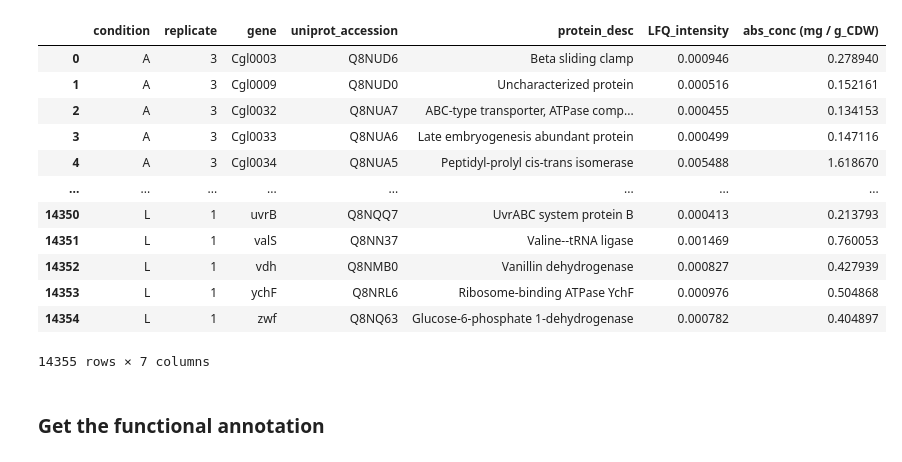
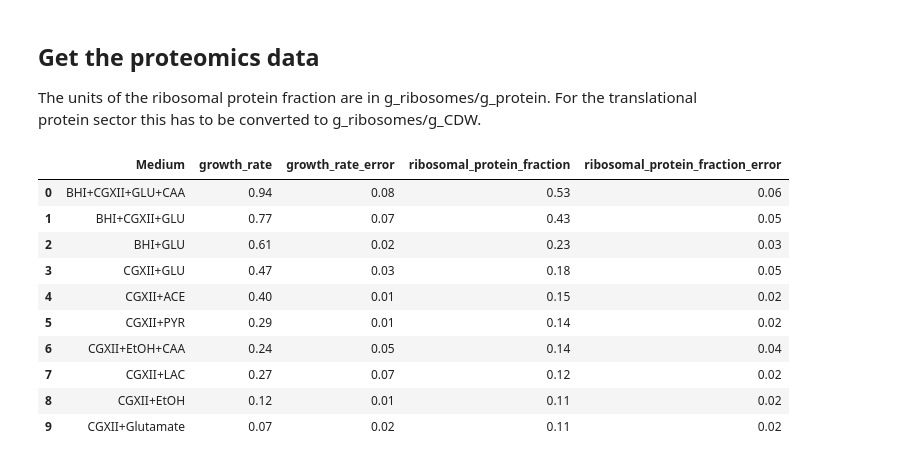
Before and after one commit to iAMB-RWTH-Aachen/PAMparametrizer, a Jupyter notebook: Scripts/i1_preprocessing/translational_sector_config_iCGB21FR.ipynb, the cells around one changed output. Cells and saved outputs as stored; diff of their text form; code cells hidden in the pictures.

Commit message:
started parametrization of the protein sectors for cglutanicum

```diff
--- a/Scripts/i1_preprocessing/translational_sector_config_iCGB21FR.ipynb
+++ b/Scripts/i1_preprocessing/translational_sector_config_iCGB21FR.ipynb
@@ -29,10 +26,12 @@ Academic license - for non-commercial use only - expires 2025-03-06
 # %%
 DATA_FILE_PATH = os.path.join('Data', 'Cglutanicum_phenotypes',
-                              'cgl-proteome-quant-abs.xlsx')
-FUNCTIONAL_ANNOTATION_FILE_PATH =os.path.join('Data', 'Cglutanicum_phenotypes',
-                                              'uniprotkb_taxonomy_id_196627_2025_01_30.xlsx')
-PAM_DATA_FILE_PATH = os.path.join('Results', '1_preprocessing', 'proteinAllocationModel_iCGB21FR_EnzymaticData_250210.xlsx')
-METADATA_FILE_PATH = os.path.join('Data', 'Cglutanicum_phenotypes', 'growth-rates.csv')
+                              'cglutanicum_proteomics.xlsx')
+# FUNCTIONAL_ANNOTATION_FILE_PATH =os.path.join('Data', 'Cglutanicum_phenotypes',
+#                                               'uniprotkb_taxonomy_id_196627_2025_01_30.xlsx')
+MODEL_FILE_PATH = os.path.join('Models', 'iCGB21FR.xml')
+PAM_DATA_FILE_PATH = os.path.join('Results', '1_preprocessing',
+                                  'proteinAllocationModel_iCGB21FR_EnzymaticData_250217.xlsx')
+# METADATA_FILE_PATH = os.path.join('Data', 'Cglutanicum_phenotypes', 'growth-rates.csv')
 RESULT_FIG_PATH = os.path.join('Results', '1_preprocessing',
                                'figures', 'SuppFig_translational_sector_cglutanicum.png')
 
@@ -42,3 +41,8 @@ MEASURED_PROTEIN_FRACTION = 1
 GLC_UPTAKE_RXN_ID = 'EX_glc__D_e'
 BIOMASS_RXN_ID = 'Growth'
 MW_GLC = 180.15588 #g/mol
+PRT_BMS_FRACTION = 0.5 #g_p/g_CDW (assumption)
+
+config = Config()
+config.reset()
+config.BIOMASS_REACTION = 'Growth'
@@ -64,22 +49,20 @@ We are only selecting group A-D because the other measurements are related to st
+# %% [markdown]
+## Get the proteomics data
+The units of the ribosomal protein fraction are in g_ribosomes/g_protein. For the translational protein sector this has to be converted to g_ribosomes/g_CDW.
 # %%
 #get the validation data
-df_proteomics = pd.read_excel(DATA_FILE_PATH)
+df_proteomics = pd.read_excel(DATA_FILE_PATH, sheet_name = 'ribosome_fraction')
 #filter out the stress conditions
-df_proteomics = df_proteomics[df_proteomics['condition'].str.contains(r'^[A-L]$', case=False, na=False)]
 df_proteomics
 # %% [output]
-|  | condition | replicate | gene | uniprot_accession | protein_desc | LFQ_intensity | abs_conc (mg / g_CDW) |
-| 0 | A | 3 | Cgl0003 | Q8NUD6 | Beta sliding clamp | 0.000946 | 0.278940 |
-| 1 | A | 3 | Cgl0009 | Q8NUD0 | Uncharacterized protein | 0.000516 | 0.152161 |
-| 2 | A | 3 | Cgl0032 | Q8NUA7 | ABC-type transporter, ATPase comp... | 0.000455 | 0.134153 |
-| 3 | A | 3 | Cgl0033 | Q8NUA6 | Late embryogenesis abundant protein | 0.000499 | 0.147116 |
-| 4 | A | 3 | Cgl0034 | Q8NUA5 | Peptidyl-prolyl cis-trans isomerase | 0.005488 | 1.618670 |
-| ... | ... | ... | ... | ... | ... | ... | ... |
-| 14350 | L | 1 | uvrB | Q8NQQ7 | UvrABC system protein B | 0.000413 | 0.213793 |
-| 14351 | L | 1 | valS | Q8NN37 | Valine--tRNA ligase | 0.001469 | 0.760053 |
-| 14352 | L | 1 | vdh | Q8NMB0 | Vanillin dehydrogenase | 0.000827 | 0.427939 |
-| 14353 | L | 1 | ychF | Q8NRL6 | Ribosome-binding ATPase YchF | 0.000976 | 0.504868 |
-| 14354 | L | 1 | zwf | Q8NQ63 | Glucose-6-phosphate 1-dehydrogenase | 0.000782 | 0.404897 |
+|  | Medium | growth_rate | growth_rate_error | ribosomal_protein_fraction | ribosomal_protein_fraction_error |
+| 0 | BHI+CGXII+GLU+CAA | 0.94 | 0.08 | 0.53 | 0.06 |
+| 1 | BHI+CGXII+GLU | 0.77 | 0.07 | 0.43 | 0.05 |
+| 2 | BHI+GLU | 0.61 | 0.02 | 0.23 | 0.03 |
+| 3 | CGXII+GLU | 0.47 | 0.03 | 0.18 | 0.05 |
+| 4 | CGXII+ACE | 0.40 | 0.01 | 0.15 | 0.02 |
+| 5 | CGXII+PYR | 0.29 | 0.01 | 0.14 | 0.02 |
+| 6 | CGXII+EtOH+CAA | 0.24 | 0.05 | 0.14 | 0.04 |
+| 7 | CGXII+LAC | 0.27 | 0.07 | 0.12 | 0.02 |
+| 8 | CGXII+EtOH | 0.12 | 0.01 | 0.11 | 0.02 |
+| 9 | CGXII+Glutamate | 0.07 | 0.02 | 0.11 | 0.02 |
-14355 rows × 7 columns
-# %% [markdown]
-### Get the functional annotation
```
Also changed, not shown: parts of 26 cells of this notebook, 4 other files.
